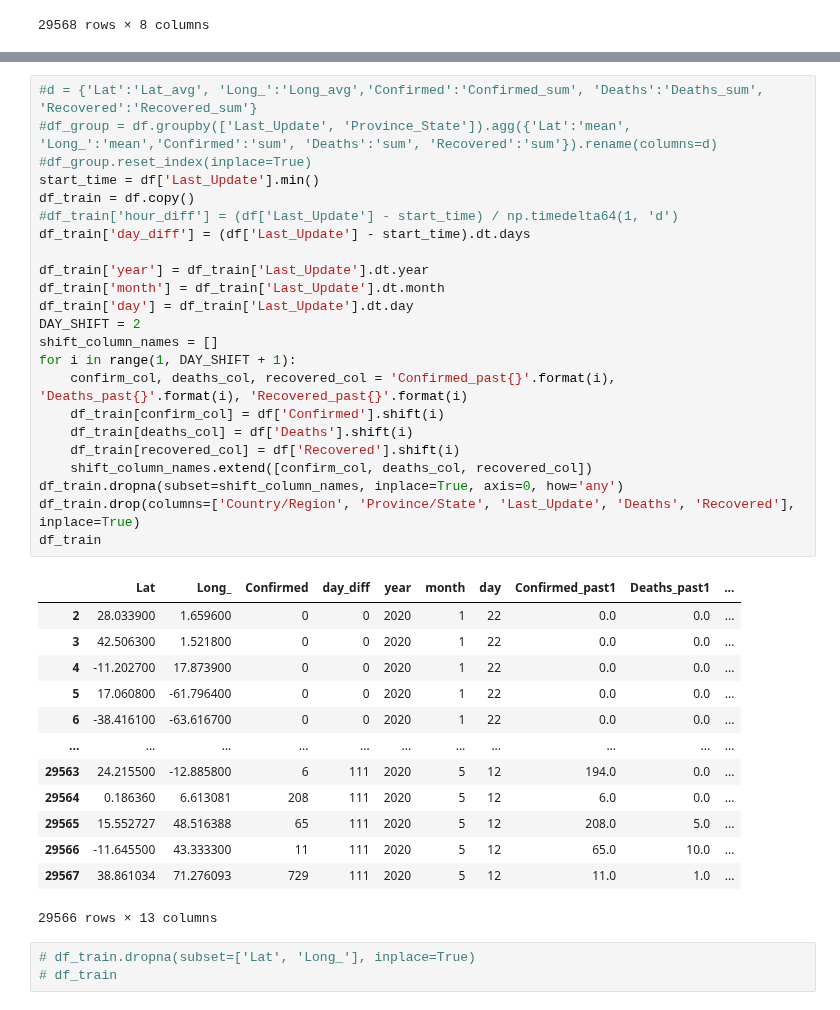
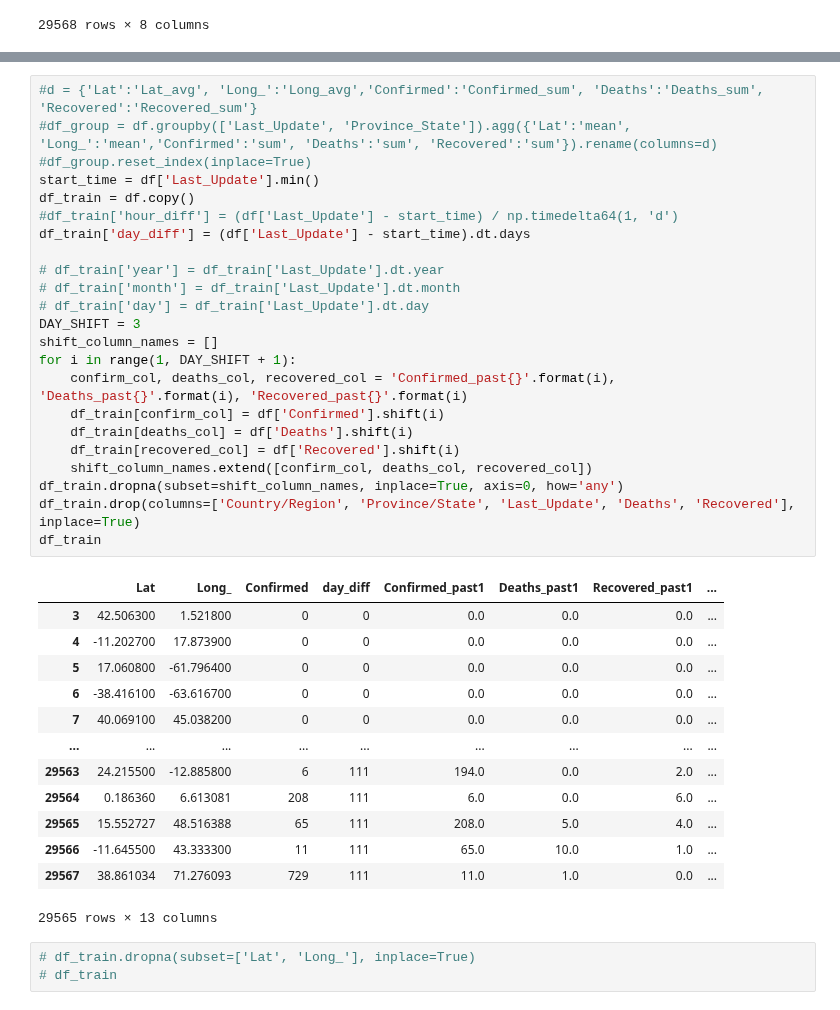
Before and after one commit to telenovelachuan/data_science, a Jupyter notebook: EECS_738_machine_learning/final/covid19.ipynb, the cells around one changed output, grey strips where cells are left out. Saved outputs shown, nothing was run; the diff lists cells and outputs as text.

```diff
--- a/EECS_738_machine_learning/final/covid19.ipynb
+++ b/EECS_738_machine_learning/final/covid19.ipynb
@@ -73,40 +41,40 @@ array([  0,   1,   2,   3,   4,   5,   6,   7,   8,   9,  10,  11,  12,
 # %%
 #d = {'Lat':'Lat_avg', 'Long_':'Long_avg','Confirmed':'Confirmed_sum', 'Deaths':'Deaths_sum', 'Recovered':'Recovered_sum'}
 #df_group = df.groupby(['Last_Update', 'Province_State']).agg({'Lat':'mean', 'Long_':'mean','Confirmed':'sum', 'Deaths':'sum', 'Recovered':'sum'}).rename(columns=d)
 #df_group.reset_index(inplace=True)
 start_time = df['Last_Update'].min()
 df_train = df.copy()
 #df_train['hour_diff'] = (df['Last_Update'] - start_time) / np.timedelta64(1, 'd')
 df_train['day_diff'] = (df['Last_Update'] - start_time).dt.days
 
-df_train['year'] = df_train['Last_Update'].dt.year
-df_train['month'] = df_train['Last_Update'].dt.month
-df_train['day'] = df_train['Last_Update'].dt.day
-DAY_SHIFT = 2
+# df_train['year'] = df_train['Last_Update'].dt.year
+# df_train['month'] = df_train['Last_Update'].dt.month
+# df_train['day'] = df_train['Last_Update'].dt.day
+DAY_SHIFT = 3
 shift_column_names = []
 for i in range(1, DAY_SHIFT + 1):
     confirm_col, deaths_col, recovered_col = 'Confirmed_past{}'.format(i), 'Deaths_past{}'.format(i), 'Recovered_past{}'.format(i)
     df_train[confirm_col] = df['Confirmed'].shift(i)
     df_train[deaths_col] = df['Deaths'].shift(i)
     df_train[recovered_col] = df['Recovered'].shift(i)
     shift_column_names.extend([confirm_col, deaths_col, recovered_col])
 df_train.dropna(subset=shift_column_names, inplace=True, axis=0, how='any')
 df_train.drop(columns=['Country/Region', 'Province/State', 'Last_Update', 'Deaths', 'Recovered'], inplace=True)
 df_train
 # %% [output]
-|  | Lat | Long_ | Confirmed | day_diff | year | month | day | Confirmed_past1 | Deaths_past1 | ... |
-| 2 | 28.033900 | 1.659600 | 0 | 0 | 2020 | 1 | 22 | 0.0 | 0.0 | ... |
-| 3 | 42.506300 | 1.521800 | 0 | 0 | 2020 | 1 | 22 | 0.0 | 0.0 | ... |
-| 4 | -11.202700 | 17.873900 | 0 | 0 | 2020 | 1 | 22 | 0.0 | 0.0 | ... |
-| 5 | 17.060800 | -61.796400 | 0 | 0 | 2020 | 1 | 22 | 0.0 | 0.0 | ... |
-| 6 | -38.416100 | -63.616700 | 0 | 0 | 2020 | 1 | 22 | 0.0 | 0.0 | ... |
-| ... | ... | ... | ... | ... | ... | ... | ... | ... | ... | ... |
-| 29563 | 24.215500 | -12.885800 | 6 | 111 | 2020 | 5 | 12 | 194.0 | 0.0 | ... |
-| 29564 | 0.186360 | 6.613081 | 208 | 111 | 2020 | 5 | 12 | 6.0 | 0.0 | ... |
-| 29565 | 15.552727 | 48.516388 | 65 | 111 | 2020 | 5 | 12 | 208.0 | 5.0 | ... |
-| 29566 | -11.645500 | 43.333300 | 11 | 111 | 2020 | 5 | 12 | 65.0 | 10.0 | ... |
-| 29567 | 38.861034 | 71.276093 | 729 | 111 | 2020 | 5 | 12 | 11.0 | 1.0 | ... |
+|  | Lat | Long_ | Confirmed | day_diff | Confirmed_past1 | Deaths_past1 | Recovered_past1 | ... |
+| 3 | 42.506300 | 1.521800 | 0 | 0 | 0.0 | 0.0 | 0.0 | ... |
+| 4 | -11.202700 | 17.873900 | 0 | 0 | 0.0 | 0.0 | 0.0 | ... |
+| 5 | 17.060800 | -61.796400 | 0 | 0 | 0.0 | 0.0 | 0.0 | ... |
+| 6 | -38.416100 | -63.616700 | 0 | 0 | 0.0 | 0.0 | 0.0 | ... |
+| 7 | 40.069100 | 45.038200 | 0 | 0 | 0.0 | 0.0 | 0.0 | ... |
+| ... | ... | ... | ... | ... | ... | ... | ... | ... |
+| 29563 | 24.215500 | -12.885800 | 6 | 111 | 194.0 | 0.0 | 2.0 | ... |
+| 29564 | 0.186360 | 6.613081 | 208 | 111 | 6.0 | 0.0 | 6.0 | ... |
+| 29565 | 15.552727 | 48.516388 | 65 | 111 | 208.0 | 5.0 | 4.0 | ... |
+| 29566 | -11.645500 | 43.333300 | 11 | 111 | 65.0 | 10.0 | 1.0 | ... |
+| 29567 | 38.861034 | 71.276093 | 729 | 111 | 11.0 | 1.0 | 0.0 | ... |
-29566 rows × 13 columns
+29565 rows × 13 columns
 # %%
 # df_train.dropna(subset=['Lat', 'Long_'], inplace=True)
 # df_train
```
Also changed, not shown: parts of 7 cells of this notebook.
